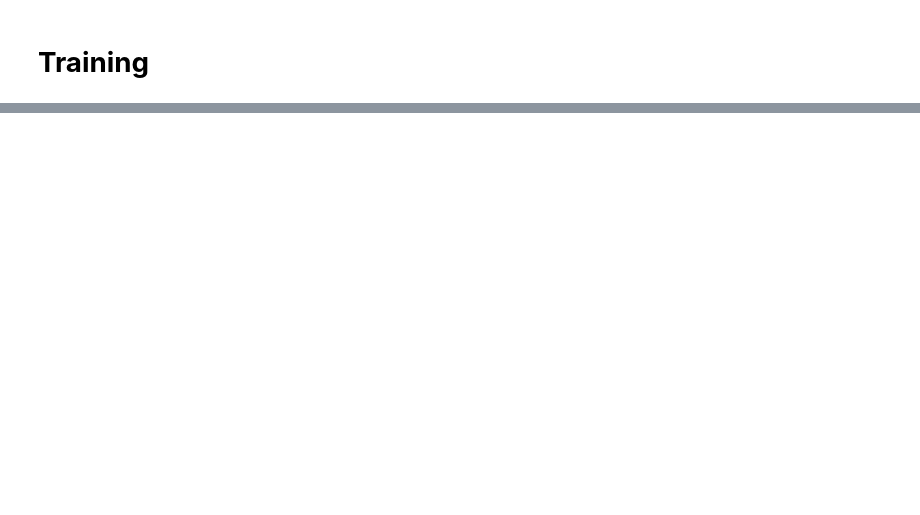
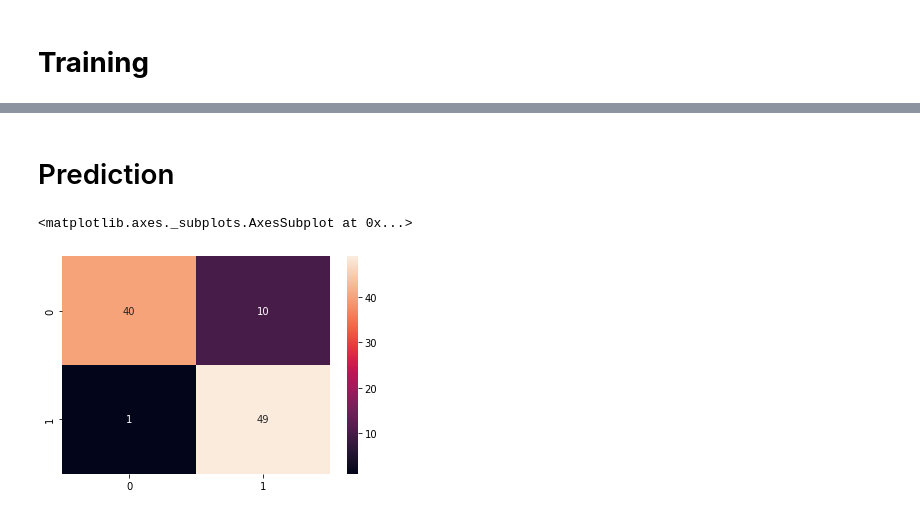
Before and after one commit to phantommarheaven7621/COVID19_Face_Mask_Detection, a Jupyter notebook: COVID19_Face_Mask_Detection.ipynb, the cells around one changed output, grey strips where cells are left out. Drawn from its saved outputs; the diff is of its cells as text; code cells hidden in the pictures; blank space fills up the shorter version.

Commit message:
Make prediction

```diff
--- a/COVID19_Face_Mask_Detection.ipynb
+++ b/COVID19_Face_Mask_Detection.ipynb
@@ -192,0 +200,27 @@ Found 100 images belonging to 2 classes.
+# %%
+# test data preprocessing
+import numpy as np
+from sklearn.utils import shuffle
+
+test_data = []
+test_labels = []
+
+def convert_to_data(dir, fnames, data, labels, value_of_labels):
+  for i, name in enumerate(fnames):
+    path = os.path.join(dir, name)
+    img = Image.open(path).resize((150, 150))
+    img = np.array(img)
+    data.append(img)
+    labels.append(value_of_labels)
+
+
+convert_to_data(test_mask_dir, test_mask_fnames, test_data, test_labels, 0)
+convert_to_data(test_nonmask_dir, test_nonmask_fnames, test_data, test_labels, 1)
+
+test_data = np.array(test_data)
+test_labels = np.array(test_labels)
+
+test_data, test_labels = shuffle(test_data, test_labels, random_state=0)
+
+print('Test data: {}'.format(len(test_data)))
+print('Test labels: {}\n'.format(len(test_labels)))
@@ -253,0 +301,18 @@ plt.legend()
+# %% [markdown]
+# Prediction
+# %%
+# Prediction
+test_pred = model.predict(test_data) > 0.5
+test_pred = [1 if ([[i]] == [[True]]) else 0 for i in test_pred]
+# %%
+# Import libraries
+from sklearn.metrics import confusion_matrix
+import seaborn as sns
+
+# Confusion matrix
+cm = confusion_matrix(test_labels, test_pred)
+
+sns.heatmap(cm, annot=True, fmt='.3g')
+# %% [output]
+<matplotlib.axes._subplots.AxesSubplot at 0x...>
+[figure, added]
```
Also changed, not shown: parts of 12 cells of this notebook.
